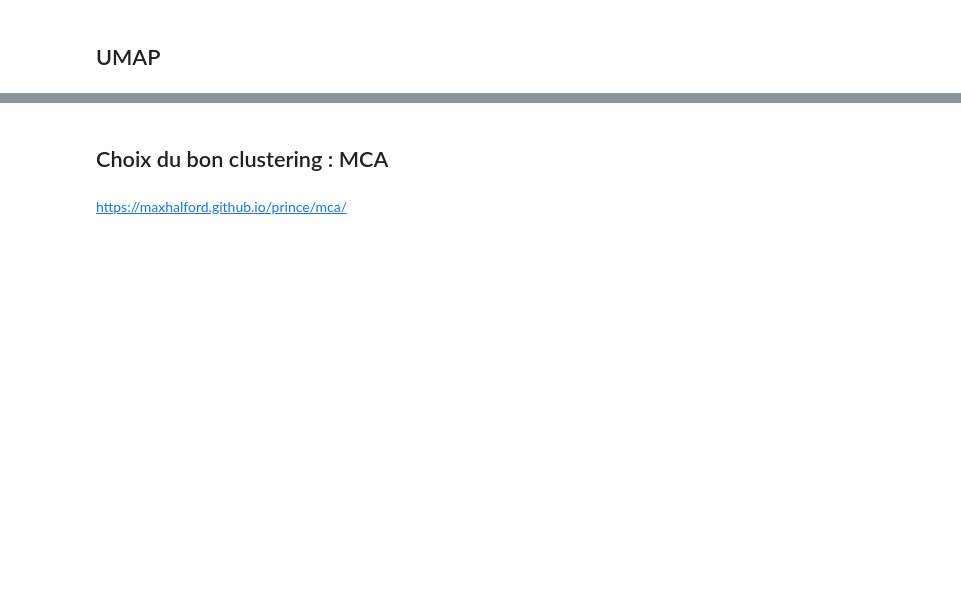
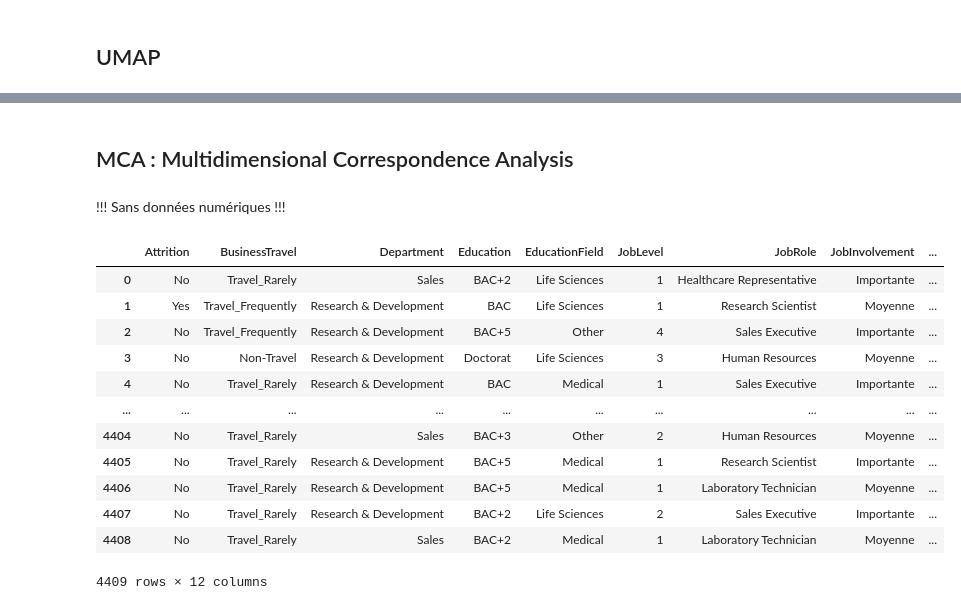
Before and after one commit to MagicalKyaru/ProjetIA_CESI, a Jupyter notebook: 1.5 Clustering.ipynb, the cells around one changed output, grey strips where cells are left out. Drawn from its saved outputs; the diff is of its cells as text; code cells hidden in the pictures; blank space fills up the shorter version.

```diff
--- a/1.5 Clustering.ipynb
+++ b/1.5 Clustering.ipynb
@@ -44,8 +75,15 @@ Essayons sans les valeurs catégoriques
 # %% [markdown]
 ## UMAP
 # %%
+dataset = pd.read_pickle('./Datasets/complete_dataset_no_scaling.pkl')
+dataset_without_cat = dataset.copy()
+# drop categorical columns
+for col in dataset_without_cat.columns:
+    if dataset_without_cat[col].dtype == 'object' or dataset_without_cat[col].dtype == 'category':
+        dataset_without_cat = dataset_without_cat.drop(col, axis=1)
+
 reducer = umap.UMAP()
-umap_results = reducer.fit_transform(dataset.drop('Attrition', axis=1))
+umap_results = reducer.fit_transform(dataset_without_cat)
 umapDf = pd.DataFrame(data = umap_results, columns = ['umap component 1', 'umap component 2'])
 finalDf = pd.concat([umapDf, dataset[['Attrition']]], axis = 1)
 # %%
@@ -56,4 +95,0 @@ plt.show()
-# %% [markdown]
-## Choix du bon clustering : MCA
-# %% [markdown]
-https://maxhalford.github.io/prince/mca/
@@ -91,0 +96,25 @@ mca.eigenvalues_summary
+# %% [markdown]
+## MCA : Multidimensional Correspondence Analysis
+# %% [markdown]
+!!! Sans données numériques !!!
+# %%
+dataset = pd.read_pickle('./Datasets/complete_dataset_no_scaling.pkl')#drop monthly income
+# drop numerical columns
+for col in dataset.columns:
+    if dataset[col].dtype == 'int64' or dataset[col].dtype == 'float64':
+        dataset = dataset.drop(col, axis=1)
+dataset
+# %% [output]
+|  | Attrition | BusinessTravel | Department | Education | EducationField | JobLevel | JobRole | JobInvolvement | ... |
+| 0 | No | Travel_Rarely | Sales | BAC+2 | Life Sciences | 1 | Healthcare Representative | Importante | ... |
+| 1 | Yes | Travel_Frequently | Research & Development | BAC | Life Sciences | 1 | Research Scientist | Moyenne | ... |
+| 2 | No | Travel_Frequently | Research & Development | BAC+5 | Other | 4 | Sales Executive | Importante | ... |
+| 3 | No | Non-Travel | Research & Development | Doctorat | Life Sciences | 3 | Human Resources | Moyenne | ... |
+| 4 | No | Travel_Rarely | Research & Development | BAC | Medical | 1 | Sales Executive | Importante | ... |
+| ... | ... | ... | ... | ... | ... | ... | ... | ... | ... |
+| 4404 | No | Travel_Rarely | Sales | BAC+3 | Other | 2 | Human Resources | Moyenne | ... |
+| 4405 | No | Travel_Rarely | Research & Development | BAC+5 | Medical | 1 | Research Scientist | Importante | ... |
+| 4406 | No | Travel_Rarely | Research & Development | BAC+5 | Medical | 1 | Laboratory Technician | Moyenne | ... |
+| 4407 | No | Travel_Rarely | Research & Development | BAC+2 | Life Sciences | 2 | Sales Executive | Importante | ... |
+| 4408 | No | Travel_Rarely | Sales | BAC+2 | Medical | 1 | Laboratory Technician | Moyenne | ... |
+4409 rows × 12 columns
```
Also changed, not shown: parts of 25 cells of this notebook.
